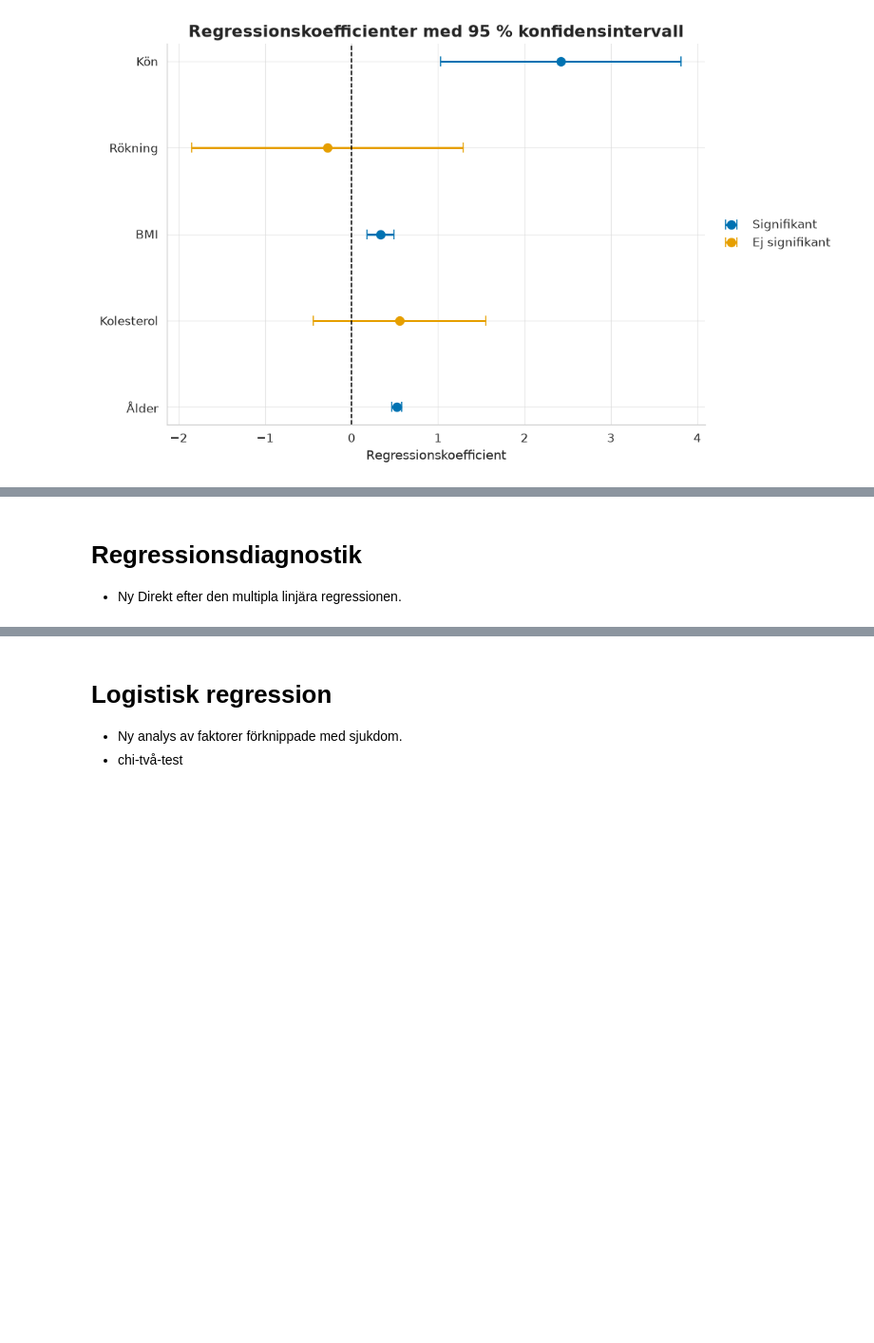
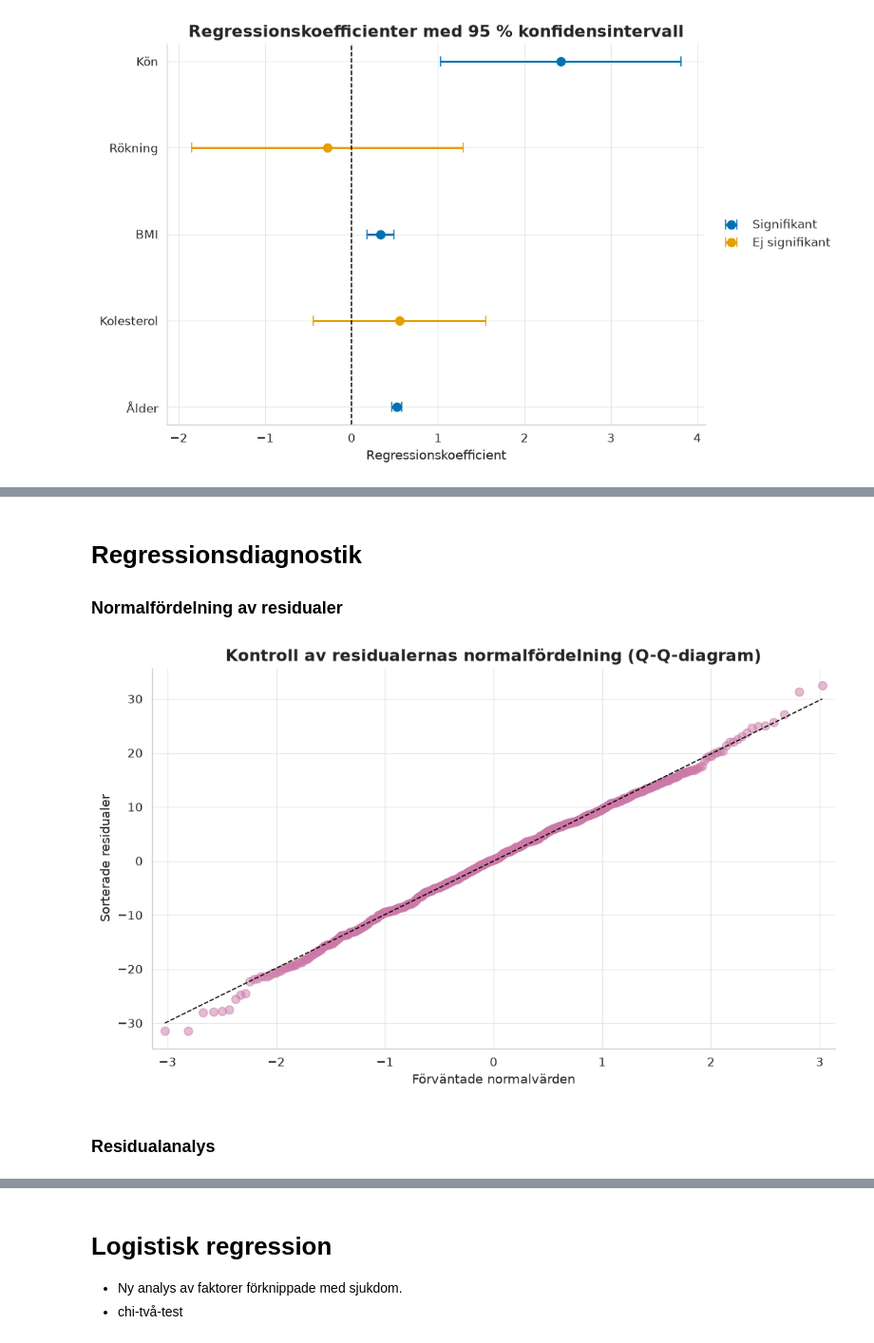
Before and after one commit to Hakan-Fridlund/PYSTDA45-assignment_health_study, a Jupyter notebook: notebooks/health_study_part2.ipynb, the cells around one changed output, grey strips where cells are left out. Shown at 95% size. Cells and saved outputs as stored; diff of their text form; code cells hidden in the pictures; blank space fills up the shorter version.

```diff
--- a/notebooks/health_study_part2.ipynb
+++ b/notebooks/health_study_part2.ipynb
@@ -295,6 +329,12 @@ Det är vad konstant betyder och eftersom det inte finns i verkligheten så är
 # %% [markdown]
 # Regressionsdiagnostik
-* Ny Direkt efter den multipla linjära regressionen.
+### Normalfördelning av residualer
+# %%
+analyzer.plot_qq_residuals(results);
+# %% [output]
+[figure, added]
+# %% [markdown]
+### Residualanalys
 # %%
 analyzer.plot_residuals(results);
 # %% [output]
```
Also changed, not shown: parts of 10 cells of this notebook, 3 other files.
